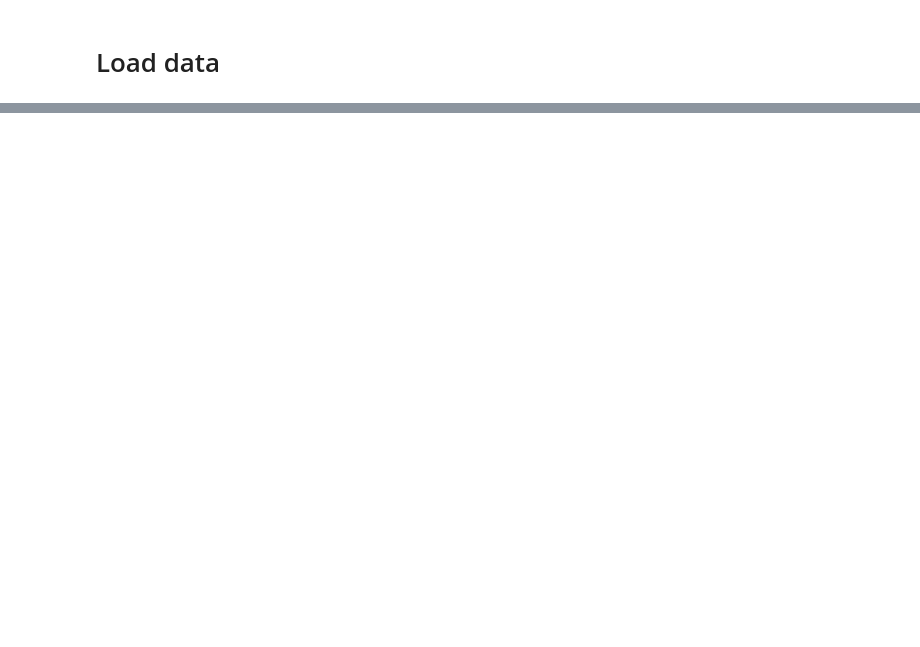
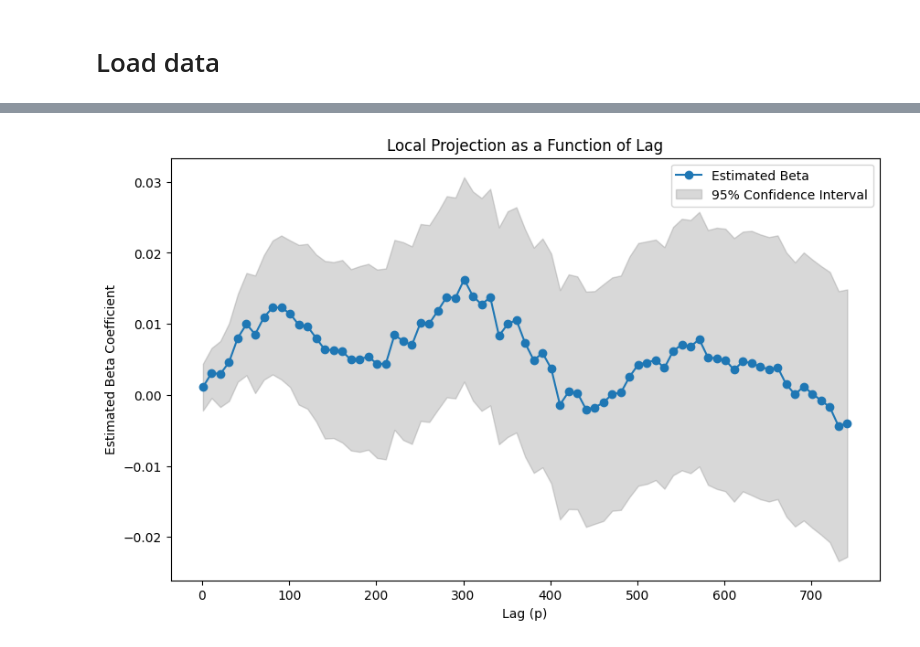
Before and after one commit to mehdizhioua/causal_effects_macro, a Jupyter notebook: experiments.ipynb, the cells around one changed output, grey strips where cells are left out. Drawn from its saved outputs; the diff is of its cells as text; code cells hidden in the pictures; blank space fills up the shorter version.

```diff
--- a/experiments.ipynb
+++ b/experiments.ipynb
@@ -28,0 +33,4 @@ estimator.plot_effect( h=15, w=75, w_prime=0, p_range=[k for k in range(1,750,10
+# %%
+estimator.plot_local_projection(p_range=[k for k in range(1,750,10)],min_obs=50, other_controls=["USURTOT Index","IP  CHNG Index"],lagW = [30], lagY=[0])
+# %% [output]
+[figure, added]
```
Also changed, not shown: parts of 2 cells of this notebook, 1 other file.
